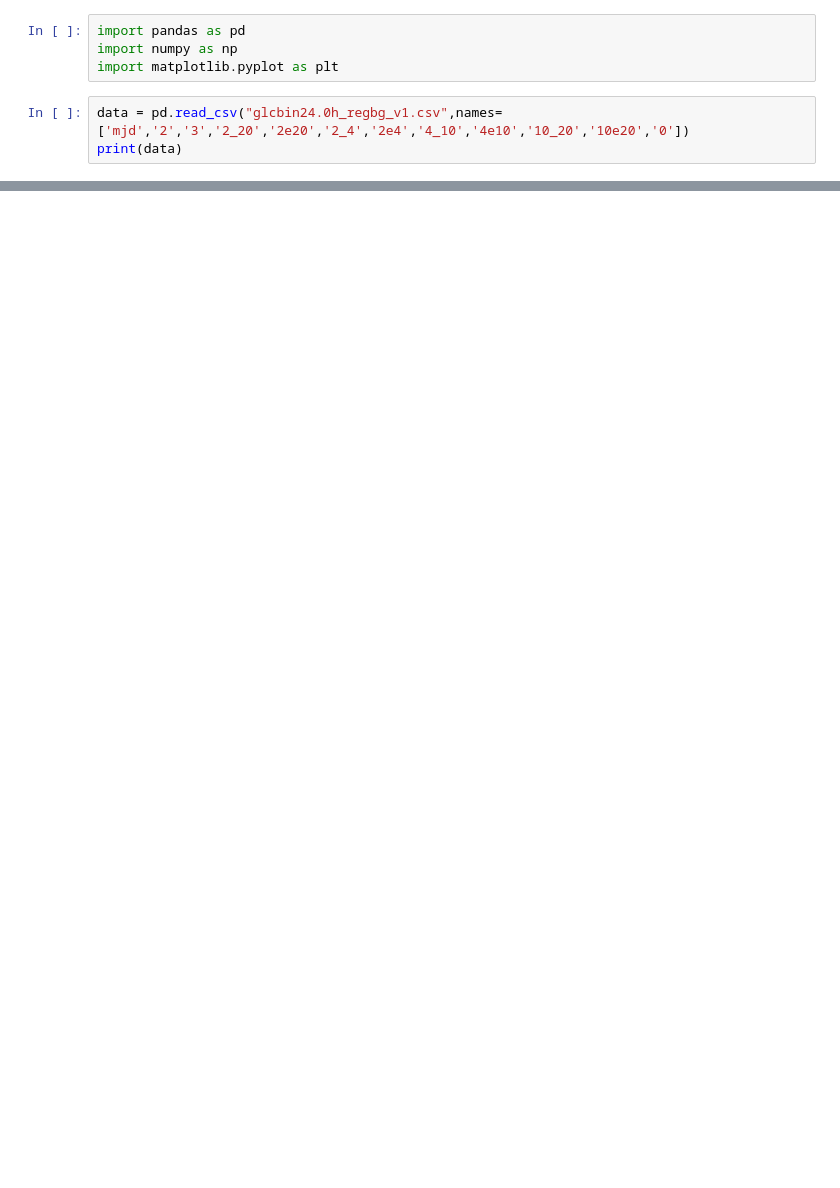
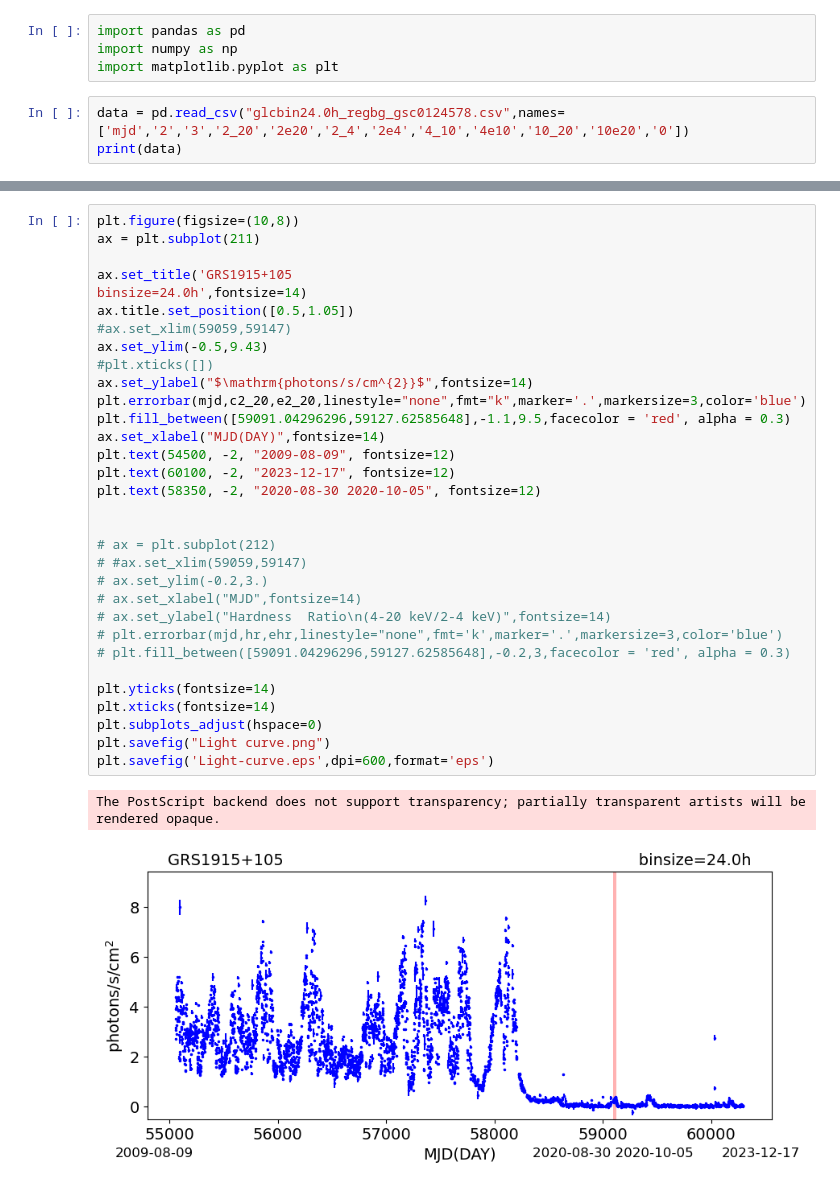
Before and after one commit to uu7uu/spin_study, a Jupyter notebook: HR.ipynb, the cells around one changed output, grey strips where cells are left out. Cells and saved outputs as stored; diff of their text form; blank space fills up the shorter version.

```diff
--- a/HR.ipynb
+++ b/HR.ipynb
@@ -3,6 +3,6 @@ import pandas as pd
 import numpy as np
 import matplotlib.pyplot as plt
 # %%
-data = pd.read_csv("glcbin24.0h_regbg_v1.csv",names=['mjd','2','3','2_20','2e20','2_4','2e4','4_10','4e10','10_20','10e20','0'])
+data = pd.read_csv("glcbin24.0h_regbg_gsc0124578.csv",names=['mjd','2','3','2_20','2e20','2_4','2e4','4_10','4e10','10_20','10e20','0'])
 print(data)
 # %% [output]
@@ -36,0 +67,34 @@ ehr = e4_20**2/c2_4**2 + e2_4**2*c4_20**2/c2_4**4
+# %%
+plt.figure(figsize=(10,8))
+ax = plt.subplot(211)
+
+ax.set_title('GRS1915+105                                                                        binsize=24.0h',fontsize=14)
+ax.title.set_position([0.5,1.05])
+#ax.set_xlim(59059,59147)
+ax.set_ylim(-0.5,9.43)
+#plt.xticks([])
+ax.set_ylabel("$\mathrm{photons/s/cm^{2}}$",fontsize=14)
+plt.errorbar(mjd,c2_20,e2_20,linestyle="none",fmt="k",marker='.',markersize=3,color='blue')
+plt.fill_between([59091.04296296,59127.62585648],-1.1,9.5,facecolor = 'red', alpha = 0.3)
+ax.set_xlabel("MJD(DAY)",fontsize=14)
+plt.text(54500, -2, "2009-08-09", fontsize=12)
+plt.text(60100, -2, "2023-12-17", fontsize=12)
+plt.text(58350, -2, "2020-08-30 2020-10-05", fontsize=12)
+
+
+# ax = plt.subplot(212)
+# #ax.set_xlim(59059,59147)
+# ax.set_ylim(-0.2,3.)
+# ax.set_xlabel("MJD",fontsize=14)
+# ax.set_ylabel("Hardness  Ratio\n(4-20 keV/2-4 keV)",fontsize=14)
+# plt.errorbar(mjd,hr,ehr,linestyle="none",fmt='k',marker='.',markersize=3,color='blue')
+# plt.fill_between([59091.04296296,59127.62585648],-0.2,3,facecolor = 'red', alpha = 0.3)
+
+plt.yticks(fontsize=14)
+plt.xticks(fontsize=14)
+plt.subplots_adjust(hspace=0)
+plt.savefig("Light curve.png")
+plt.savefig('Light-curve.eps',dpi=600,format='eps')
+# %% [output]
+The PostScript backend does not support transparency; partially transparent artists will be rendered opaque.
+[figure, added]
```
Also changed, not shown: parts of 6 cells of this notebook, 23 other files.
